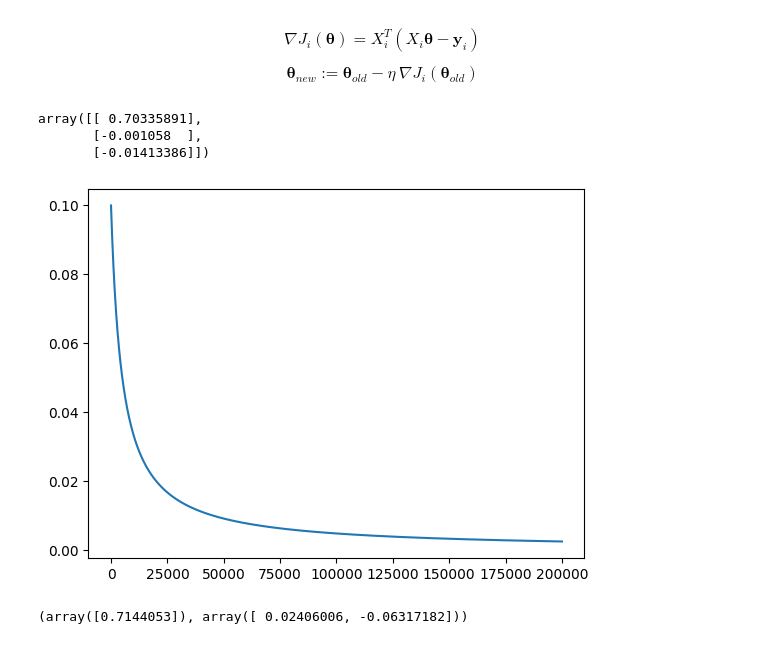
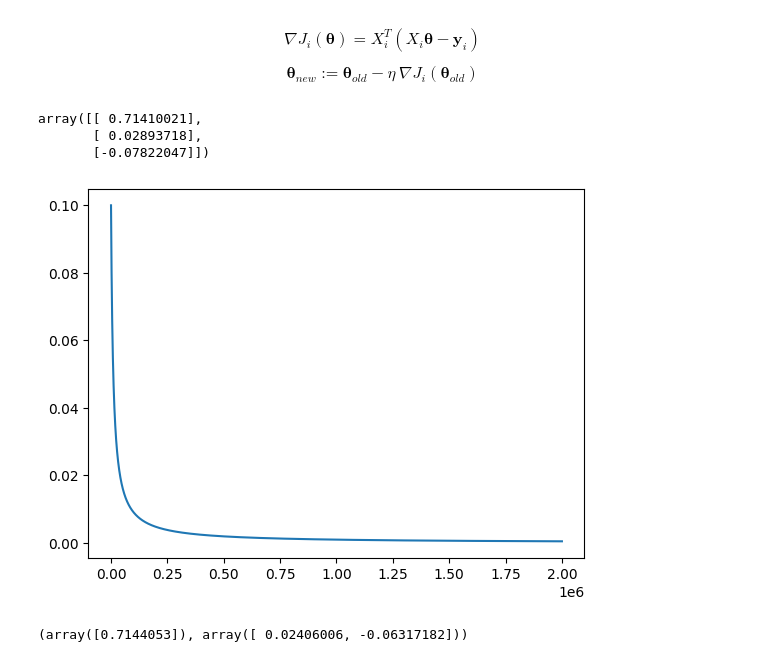
Before and after one commit to smammadl/ds_course, a Jupyter notebook: module3_ds/geron/02_07_regression_part1.ipynb, the cells around one changed output. Drawn from its saved outputs; the diff is of its cells as text; code cells hidden in the pictures.

```diff
--- a/module3_ds/geron/02_07_linear_regression.ipynb
+++ b/module3_ds/geron/02_07_regression_part1.ipynb
@@ -341,7 +341,8 @@ $$\nabla J_i(\mathbf{\theta}) = X_i^T(X_i\mathbf{\theta} - \mathbf{y}_i)$$
 
 $$\mathbf{\theta}_{new} := \mathbf{\theta}_{old} - \eta \ \nabla J_i(\mathbf{\theta}_{old})$$
 # %%
-n_epochs = 100
+n_epochs = 1000
+n_iterations = 100
 t0, t1 = 500, 5000  # learning schedule hyperparameters
 
 def learning_schedule(t):
@@ -351,35 +352,35 @@ rng = np.random.default_rng(seed=42)
 theta = rng.standard_normal((3, 1))  # randomly initialized model parameters
 
 for epoch in range(n_epochs):
-    for iteration in range(m):
+    for iteration in range(n_iterations):
 
         random_index = rng.integers(m)
         xi = X_b[random_index : random_index + 1]
         yi = y[random_index : random_index + 1]
         gradients = xi.T @ (xi @ theta - yi)  # for SGD, do not divide by m
-        eta = learning_schedule(epoch * m + iteration)  # learning rate
+        eta = learning_schedule(epoch*n_iterations + iteration)  # learning rate
         theta = theta - eta * gradients
 
 theta
 # %% [output]
-array([[ 0.70335891],
-       [-0.001058  ],
-       [-0.01413386]])
+array([[ 0.71410021],
+       [ 0.02893718],
+       [-0.07822047]])
 # %%
 def learning_schedule(t):
-    return 500 / (t + 5000)
+    return 1000 / (t + 10000)
 
 etas = []
 
 for epoch in range(n_epochs):
 	for iteration in range(m):
 		eta = learning_schedule(epoch*m + iteration)
 		etas.append(eta)
 
-plt.plot(np.arange(len(etas)), etas)
+plt.plot(etas)
 plt.show()
 # %% [output]
-[figure, old version]
+[figure, new version]
 # %%
 from sklearn.linear_model import SGDRegressor
 
```
Also changed, not shown: parts of 1 cell of this notebook, 1 other file.
